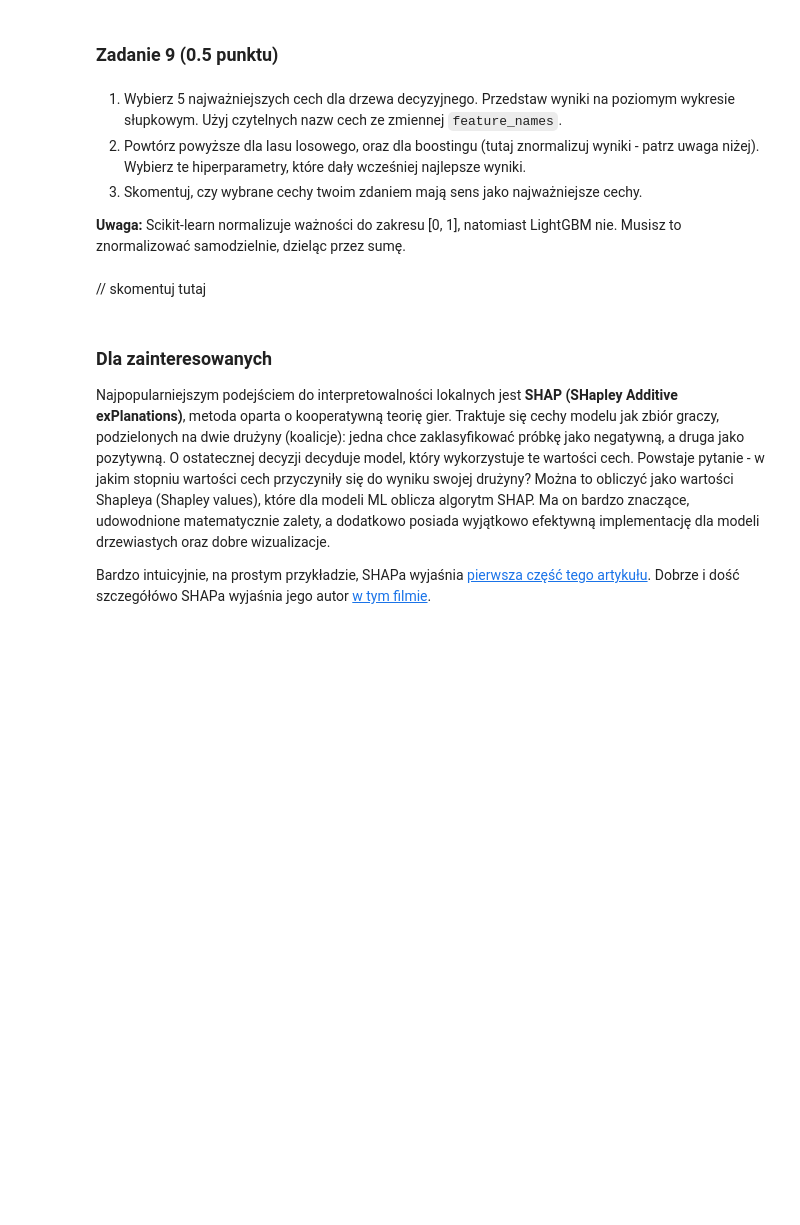
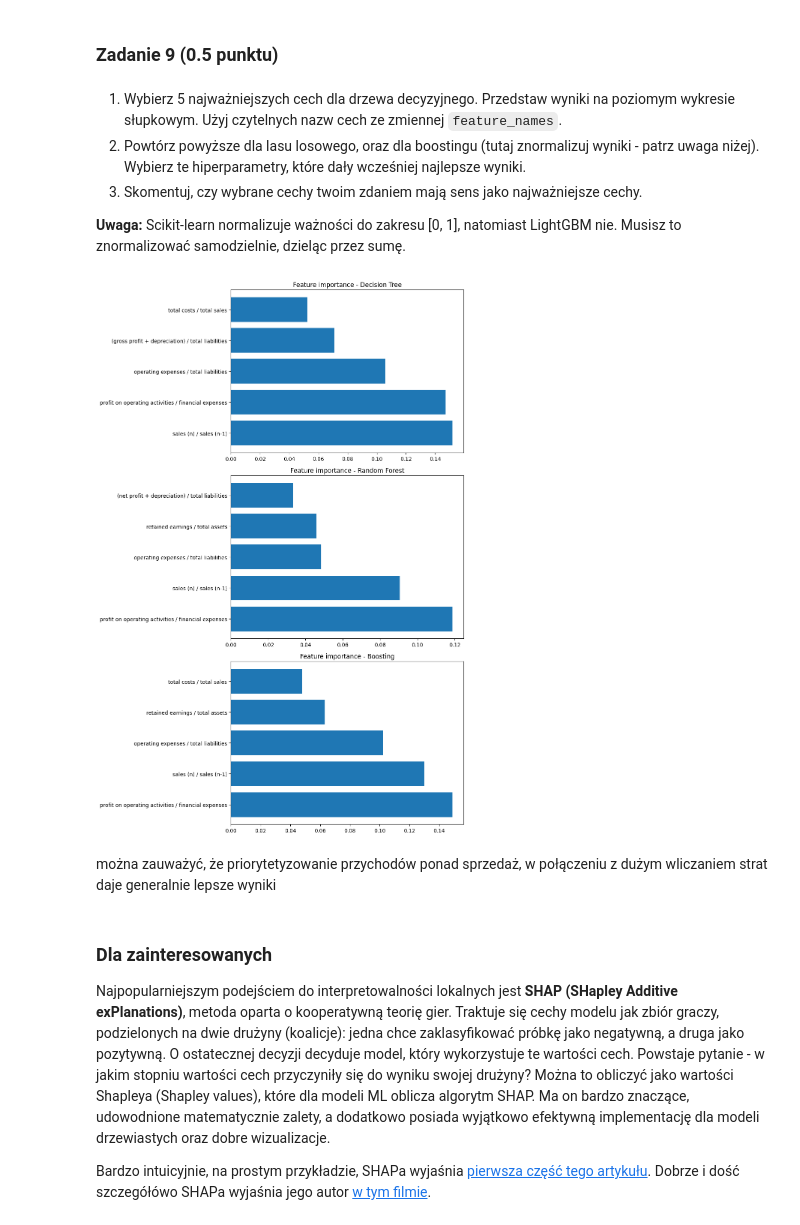
Before and after one commit to WojtekWietrzny/Introduction-to-Artificial-Intelligence, a Jupyter notebook: lab2/lab_2.ipynb, the cells around one changed output. Saved outputs shown, nothing was run; the diff lists cells and outputs as text; code cells hidden in the pictures; blank space fills up the shorter version.

```diff
--- a/lab2/lab_2.ipynb
+++ b/lab2/lab_2.ipynb
@@ -512,7 +520,6 @@ Hiperparametry LightGBMa są dobrze opisane w oficjalnej dokumentacji: [wersja k
 - nie ustawiaj wszędzie `n_jobs=-1`, bo wtedy stworzysz więcej procesów niż rdzeni i spowodujesz thread contention
 # %%
 # your_code
-import
 from sklearn.model_selection import RandomizedSearchCV
 from sklearn.metrics import classification_report
 
@@ -529,12 +536,11 @@ param_grid = {
 random_search = RandomizedSearchCV(
     estimator=lgbm_clf,
     param_distributions=param_grid,
-    n_iter=30,
+    n_iter=100,
     scoring="roc_auc",
     cv=5,
     random_state=42,
-    n_jobs=-1,
-    verbose=-1
+    n_jobs=-1
 )
 
 random_search.fit(X_train_res, y_train_res)
@@ -544,8 +550,8 @@ print(f"Optymalne hiperparametry: {best_params}")
 
 y_pred_proba_tuned = random_search.best_estimator_.predict_proba(X_test)[:, 1]
 
-auroc_tuned = roc_auc_score(y_test, y_pred_proba_tuned)
-print(f"AUROC dla modelu dostrojonego: {auroc_tuned}")
+auroc = roc_auc_score(y_test, y_pred_proba_tuned)
+print(f"AUROC dla modelu dostrojonego: {auroc}")
 
 lgbm_default = LGBMClassifier(random_state=0)
 lgbm_default.fit(X_train_res, y_train_res)
@@ -609,5 +633,52 @@ Ze względu na powyższe, ważności cech normalizuje się często do zakresu [0
-# %% [markdown]
-// skomentuj tutaj
+# %%
+# your_code
+
+import json
+
+with open('feature_names.json', 'r') as f:
+    feature_names = np.array(json.load(f))
+#print(feature_names)
+#print(feature_names[0])
+
+tree_clf = DecisionTreeClassifier(criterion='entropy', random_state=0)
+forest_clf = RandomForestClassifier(max_features=0.2,n_estimators=500, criterion='entropy', random_state=0, n_jobs=-1)
+lgbm_clf = LGBMClassifier(subsample=1.0,num_leaves=31,n_estimators=500,learning_rate=0.2, colsample_bytree=1.0,importance_type="gain",random_state=0, verbose=-1)
+
+tree_clf.fit(X_train_res, y_train_res)
+forest_clf.fit(X_train_res, y_train_res)
+lgbm_clf.fit(X_train_res, y_train_res)
+
+tree_importances = tree_clf.feature_importances_
+forest_importances = forest_clf.feature_importances_
+lgbm_importances = lgbm_clf.feature_importances_ / np.sum(lgbm_clf.feature_importances_)
+
+tree_indices = np.argsort(tree_importances)[-5:][::-1]
+forest_indices = np.argsort(forest_importances)[-5:][::-1]
+lgbm_indices = np.argsort(lgbm_importances)[-5:][::-1]
+
+#print(tree_indices)
+
+tree_features = feature_names[tree_indices]
+forest_features = feature_names[forest_indices]
+lgbm_features = feature_names[lgbm_indices]
+
+fig, axs = plt.subplots(3, 1, figsize=(10, 15))
+
+axs[0].barh(tree_features, tree_importances[tree_indices])
+axs[0].set_title('Feature importance - Decision Tree')
+
+axs[1].barh(forest_features, forest_importances[forest_indices])
+axs[1].set_title('Feature importance - Random Forest')
+
+axs[2].barh(lgbm_features, lgbm_importances[lgbm_indices])
+axs[2].set_title('Feature importance - Boosting')
+
+plt.tight_layout()
+plt.show()
+# %% [output]
+[figure, added]
+# %% [markdown]
+można zauważyć, że priorytetyzowanie przychodów ponad sprzedaż, w połączeniu z dużym wliczaniem strat daje generalnie lepsze wyniki
 # %% [markdown]
 ### Dla zainteresowanych
 
```
Also changed, not shown: parts of 12 cells of this notebook, 1 other file.
